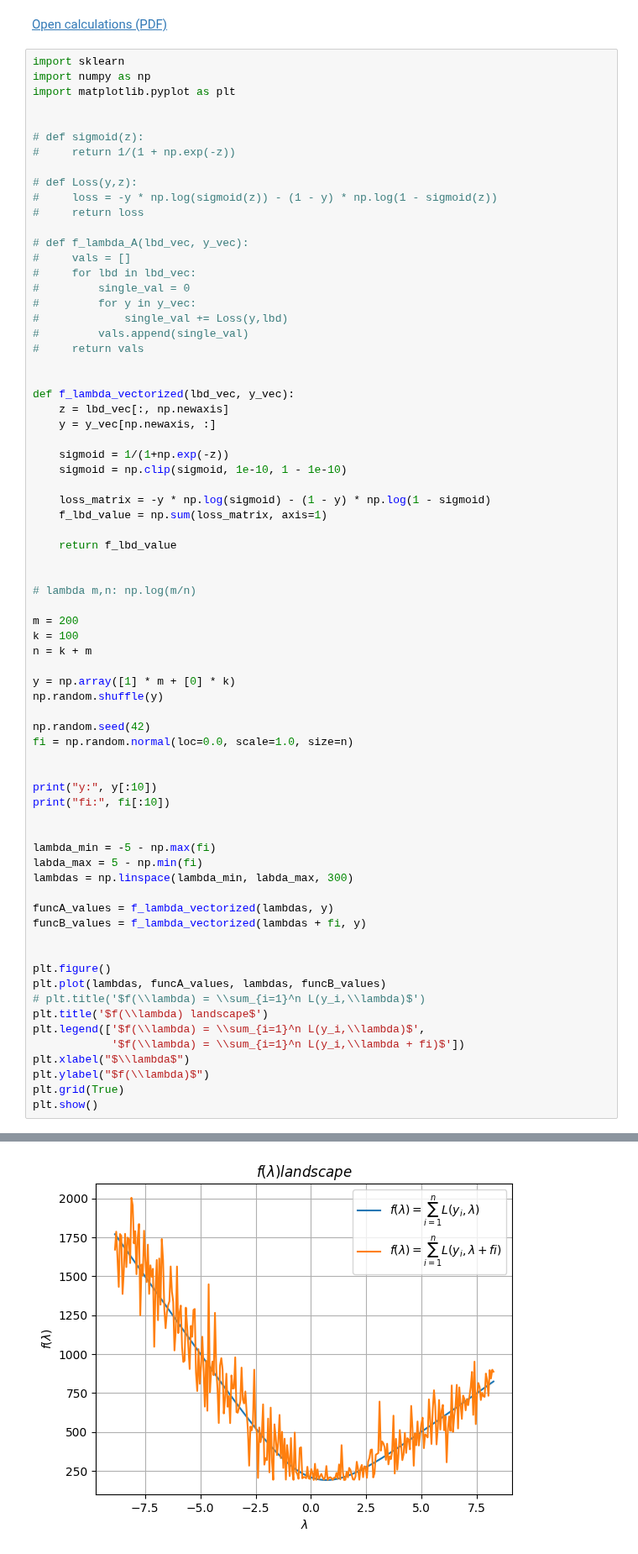
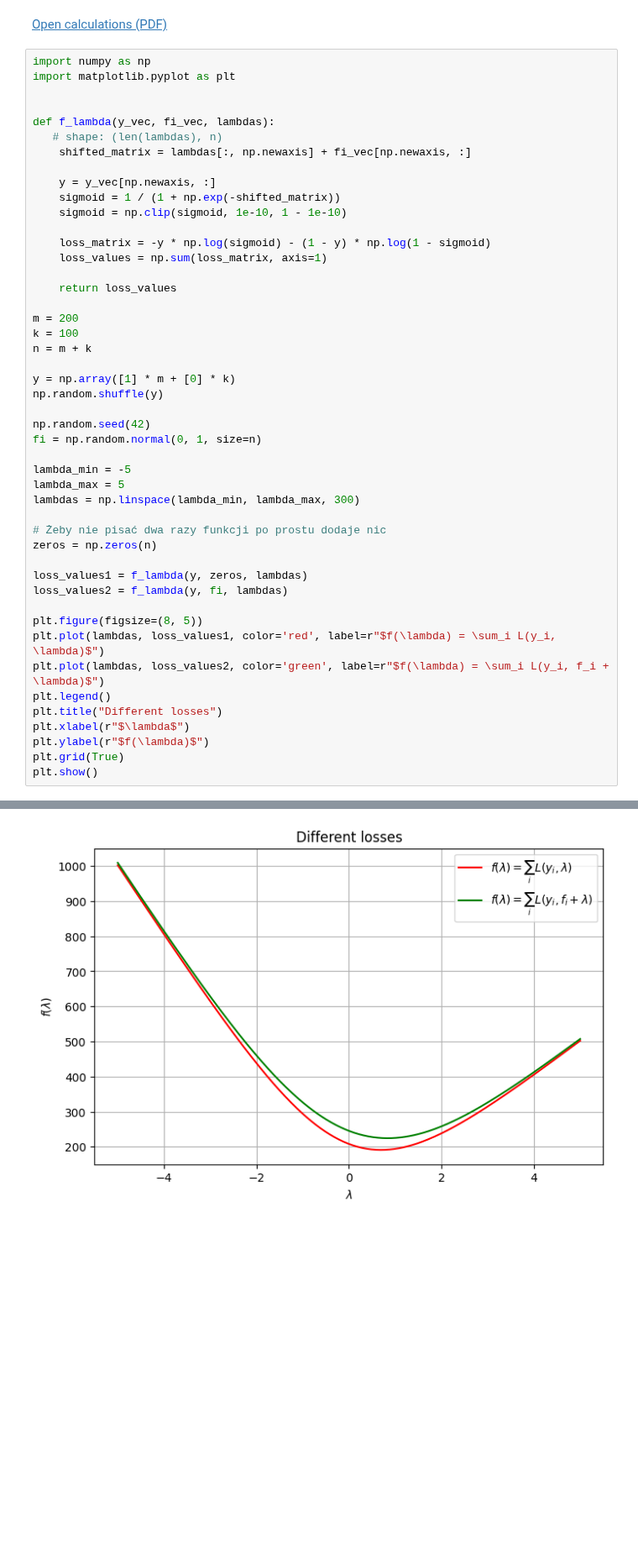
Before and after one commit to Kos261/ML25, a Jupyter notebook: Lab7/HW7.ipynb, the cells around one changed output, grey strips where cells are left out. Shown at 84% size. Saved outputs shown, nothing was run; the diff lists cells and outputs as text; blank space fills up the shorter version.

```diff
--- a/Lab7/HW7.ipynb
+++ b/Lab7/HW7.ipynb
@@ -112,74 +112,50 @@ In this assignment you will answer the following questions:
 # %% [markdown]
 [Open calculations (PDF)](samples/ml1_note.pdf)
 # %%
-import sklearn
 import numpy as np
 import matplotlib.pyplot as plt
 
 
-# def sigmoid(z):
-#     return 1/(1 + np.exp(-z))
+def f_lambda(y_vec, fi_vec, lambdas):
+   # shape: (len(lambdas), n)
+    shifted_matrix = lambdas[:, np.newaxis] + fi_vec[np.newaxis, :]
 
-# def Loss(y,z):
-#     loss = -y * np.log(sigmoid(z)) - (1 - y) * np.log(1 - sigmoid(z))
-#     return loss
-
-# def f_lambda_A(lbd_vec, y_vec):
-#     vals = []
-#     for lbd in lbd_vec:
-#         single_val = 0
-#         for y in y_vec:
-#             single_val += Loss(y,lbd)
-#         vals.append(single_val)
-#     return vals
-
-
-def f_lambda_vectorized(lbd_vec, y_vec):
-    z = lbd_vec[:, np.newaxis]
     y = y_vec[np.newaxis, :]
-
-    sigmoid = 1/(1+np.exp(-z))
+    sigmoid = 1 / (1 + np.exp(-shifted_matrix))
     sigmoid = np.clip(sigmoid, 1e-10, 1 - 1e-10)
 
     loss_matrix = -y * np.log(sigmoid) - (1 - y) * np.log(1 - sigmoid)
-    f_lbd_value = np.sum(loss_matrix, axis=1)
+    loss_values = np.sum(loss_matrix, axis=1)
 
-    return f_lbd_value
-
-
-# lambda m,n: np.log(m/n)
+    return loss_values
 
 m = 200
 k = 100
-n = k + m
+n = m + k
 
 y = np.array([1] * m + [0] * k)
 np.random.shuffle(y)
 
 np.random.seed(42)
-fi = np.random.normal(loc=0.0, scale=1.0, size=n)
+fi = np.random.normal(0, 1, size=n)
 
+lambda_min = -5
+lambda_max = 5
+lambdas = np.linspace(lambda_min, lambda_max, 300)
 
-print("y:", y[:10])
-print("fi:", fi[:10])
+# Żeby nie pisać dwa razy funkcji po prostu dodaje nic
+zeros = np.zeros(n)
 
+loss_values1 = f_lambda(y, zeros, lambdas)
+loss_values2 = f_lambda(y, fi, lambdas)
 
-lambda_min = -5 - np.max(fi)
-labda_max = 5 - np.min(fi)
-lambdas = np.linspace(lambda_min, labda_max, 300)
-
-funcA_values = f_lambda_vectorized(lambdas, y)
-funcB_values = f_lambda_vectorized(lambdas + fi, y)
-
-
-plt.figure()
-plt.plot(lambdas, funcA_values, lambdas, funcB_values)
-# plt.title('$f(\\lambda) = \\sum_{i=1}^n L(y_i,\\lambda)$')
-plt.title('$f(\\lambda) landscape$')
-plt.legend(['$f(\\lambda) = \\sum_{i=1}^n L(y_i,\\lambda)$',
-            '$f(\\lambda) = \\sum_{i=1}^n L(y_i,\\lambda + fi)$'])
-plt.xlabel("$\\lambda$")
-plt.ylabel("$f(\\lambda)$")
+plt.figure(figsize=(8, 5))
+plt.plot(lambdas, loss_values1, color='red', label=r"$f(\lambda) = \sum_i L(y_i, \lambda)$")
+plt.plot(lambdas, loss_values2, color='green', label=r"$f(\lambda) = \sum_i L(y_i, f_i + \lambda)$")
+plt.legend()
+plt.title("Different losses")
+plt.xlabel(r"$\lambda$")
+plt.ylabel(r"$f(\lambda)$")
 plt.grid(True)
 plt.show()
 # %% [output]
@@ -189,4 +162,4 @@ fi: [ 0.49671415 -0.1382643   0.64768854  1.52302986 -0.23415337 -0.23413696
-[figure, old version]
+[figure, new version]
 # %% [markdown]
 # ANSWERS
 - In the forward stagewise procedure we can't extract repeating terms $\sigma(\lambda)$ from sum causing pain because we can't now find closed solution. In single-parameter predictor we can find solution $\lambda^* = \log(\frac{m}{k})$
```
Also changed, not shown: parts of 2 cells of this notebook.
